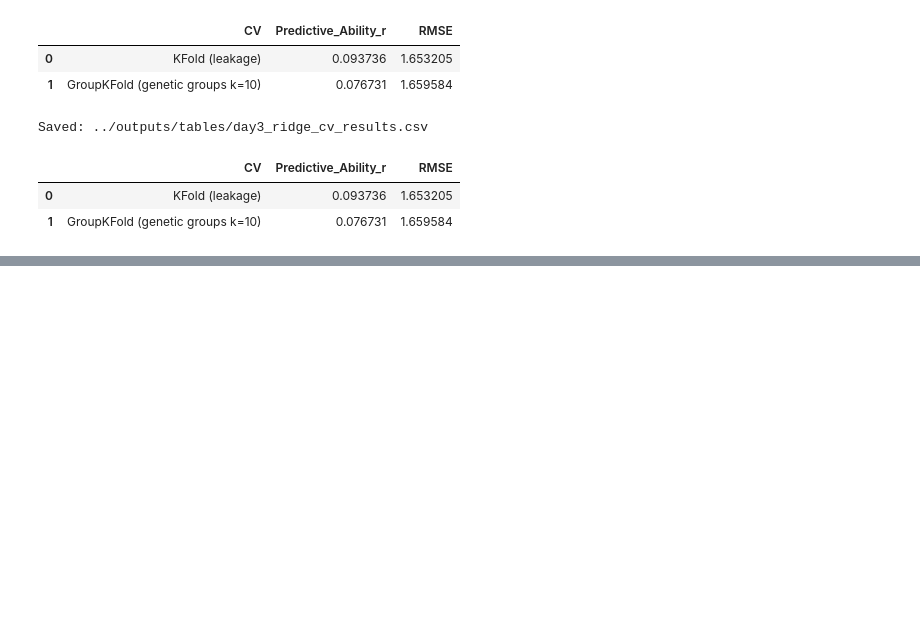
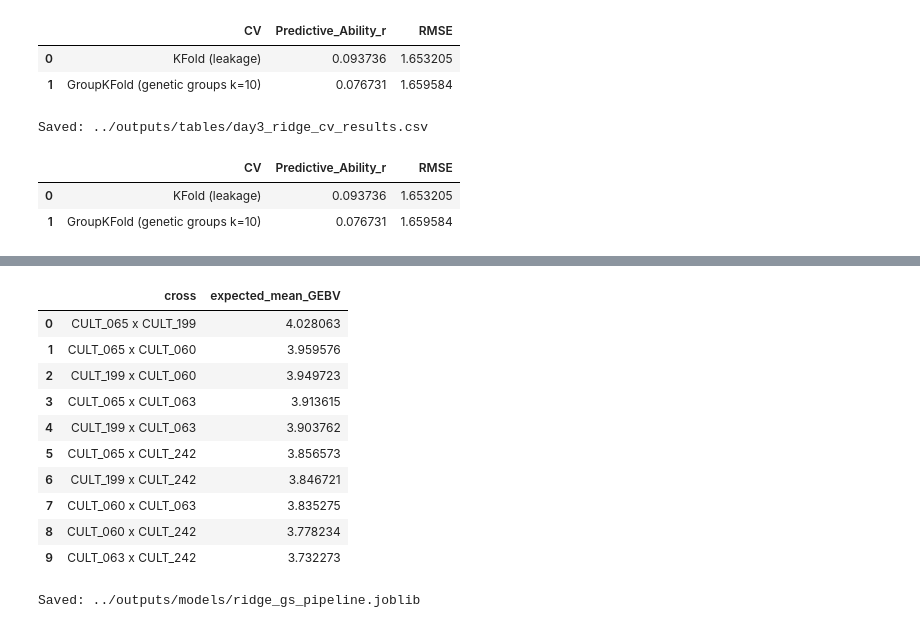
Before and after one commit to nicolepretini/wheat-genomic-selection, a Jupyter notebook: notebooks/03_ridge_gs_modeling.ipynb, the cells around one changed output, grey strips where cells are left out. Drawn from its saved outputs; the diff is of its cells as text; code cells hidden in the pictures; blank space fills up the shorter version.

```diff
--- a/notebooks/03_ridge_gs_modeling.ipynb
+++ b/notebooks/03_ridge_gs_modeling.ipynb
@@ -117,0 +187,39 @@ Saved: ../outputs/tables/day3_ridge_cv_results.csv
+# %%
+top_parents = ranking.head(10)["cultivar"].tolist()
+
+crosses = []
+for i in range(len(top_parents)):
+    for j in range(i+1, len(top_parents)):
+        a, b = top_parents[i], top_parents[j]
+        crosses.append({
+            "cross": f"{a} x {b}",
+            "expected_mean_GEBV": cross_expected_mean(a, b, ranking)
+        })
+
+cross_df = (pd.DataFrame(crosses)
+            .sort_values("expected_mean_GEBV", ascending=False)
+            .reset_index(drop=True))
+
+cross_df.head(10)
+# %% [output]
+|  | cross | expected_mean_GEBV |
+| 0 | CULT_065 x CULT_199 | 4.028063 |
+| 1 | CULT_065 x CULT_060 | 3.959576 |
+| 2 | CULT_199 x CULT_060 | 3.949723 |
+| 3 | CULT_065 x CULT_063 | 3.913615 |
+| 4 | CULT_199 x CULT_063 | 3.903762 |
+| 5 | CULT_065 x CULT_242 | 3.856573 |
+| 6 | CULT_199 x CULT_242 | 3.846721 |
+| 7 | CULT_060 x CULT_063 | 3.835275 |
+| 8 | CULT_060 x CULT_242 | 3.778234 |
+| 9 | CULT_063 x CULT_242 | 3.732273 |
+# %%
+import joblib
+from pathlib import Path
+
+Path("../outputs/models").mkdir(parents=True, exist_ok=True)
+joblib.dump(gs_pipeline, "../outputs/models/ridge_gs_pipeline.joblib")
+
+print("Saved:", "../outputs/models/ridge_gs_pipeline.joblib")
+# %% [output]
+Saved: ../outputs/models/ridge_gs_pipeline.joblib
```
Also changed, not shown: parts of 7 cells of this notebook, 2 other files.
